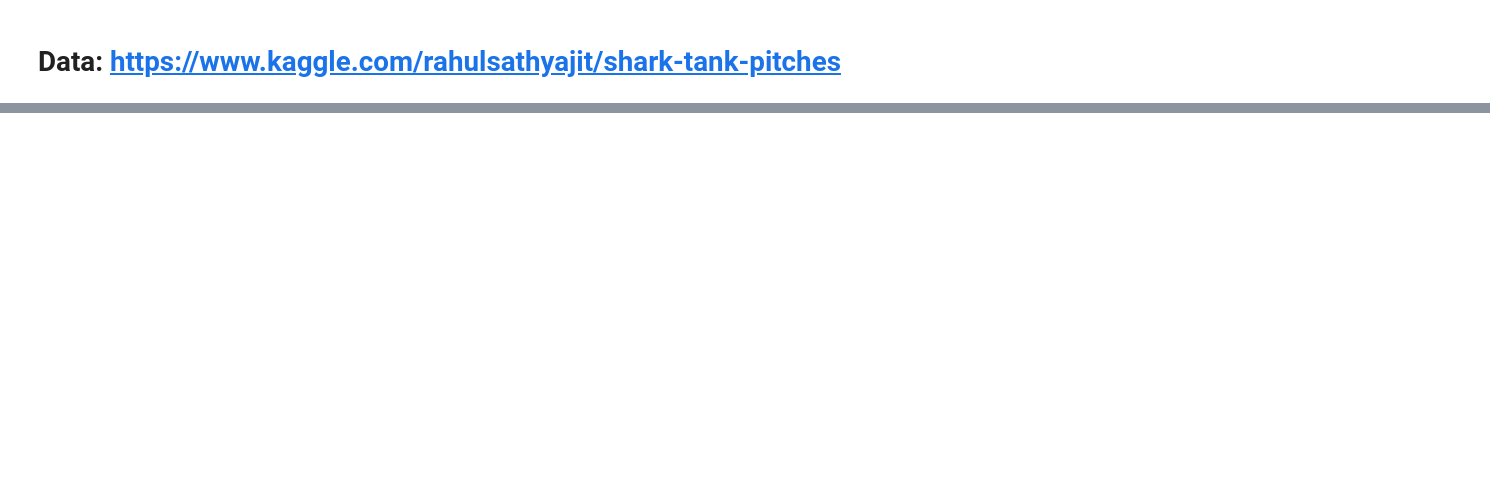
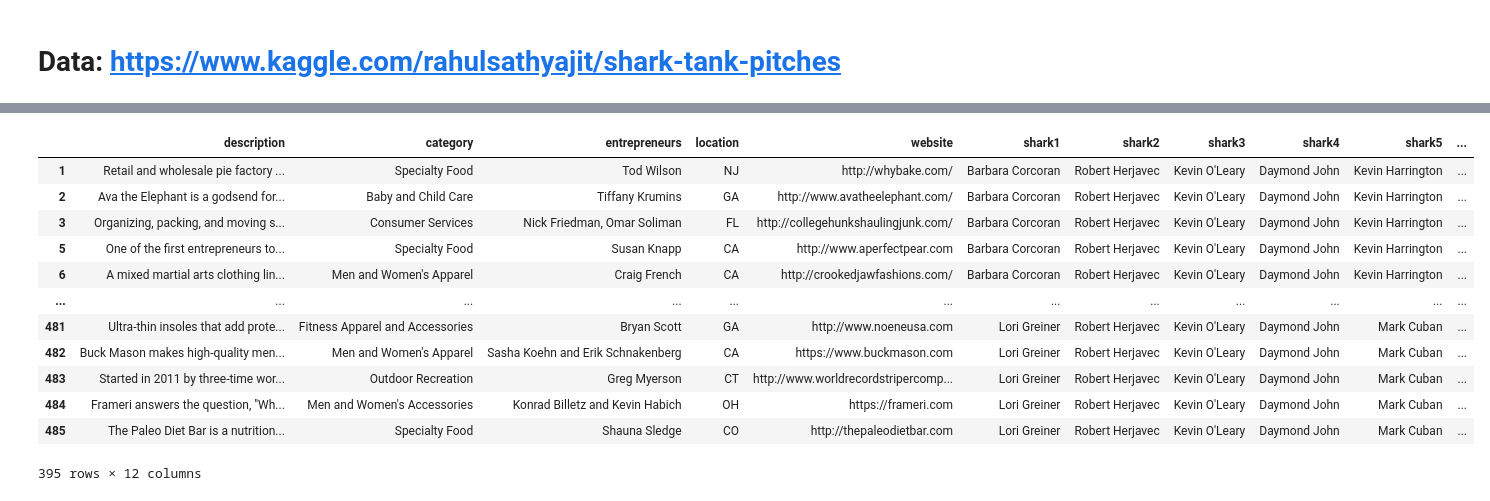
Before and after one commit to ArielJosephCohen/shark_tank, a Jupyter notebook: first_model.ipynb, the cells around one changed output, grey strips where cells are left out. Saved outputs shown, nothing was run; the diff lists cells and outputs as text; code cells hidden in the pictures; blank space fills up the shorter version.

```diff
--- a/first_model.ipynb
+++ b/first_model.ipynb
@@ -46,2 +110,20 @@ df.shape
 # %%
-df_filter = filter_outliers(df.select_dtypes(include=[int,float]),2)
+df_filter_num = filter_outliers(df.select_dtypes(include=[int,float]),2)
+# %%
+df_filter_cat = df[df.index.isin(df_filter_num.index)].select_dtypes(include='O')
+# %%
+df_filter_cat
+# %% [output]
+|  | description | category | entrepreneurs | location | website | shark1 | shark2 | shark3 | shark4 | shark5 | ... |
+| 1 | Retail and wholesale pie factory ... | Specialty Food | Tod Wilson | NJ | http://whybake.com/ | Barbara Corcoran | Robert Herjavec | Kevin O'Leary | Daymond John | Kevin Harrington | ... |
+| 2 | Ava the Elephant is a godsend for... | Baby and Child Care | Tiffany Krumins | GA | http://www.avatheelephant.com/ | Barbara Corcoran | Robert Herjavec | Kevin O'Leary | Daymond John | Kevin Harrington | ... |
+| 3 | Organizing, packing, and moving s... | Consumer Services | Nick Friedman, Omar Soliman | FL | http://collegehunkshaulingjunk.com/ | Barbara Corcoran | Robert Herjavec | Kevin O'Leary | Daymond John | Kevin Harrington | ... |
+| 5 | One of the first entrepreneurs to... | Specialty Food | Susan Knapp | CA | http://www.aperfectpear.com | Barbara Corcoran | Robert Herjavec | Kevin O'Leary | Daymond John | Kevin Harrington | ... |
+| 6 | A mixed martial arts clothing lin... | Men and Women's Apparel | Craig French | CA | http://crookedjawfashions.com/ | Barbara Corcoran | Robert Herjavec | Kevin O'Leary | Daymond John | Kevin Harrington | ... |
+| ... | ... | ... | ... | ... | ... | ... | ... | ... | ... | ... | ... |
+| 481 | Ultra-thin insoles that add prote... | Fitness Apparel and Accessories | Bryan Scott | GA | http://www.noeneusa.com | Lori Greiner | Robert Herjavec | Kevin O'Leary | Daymond John | Mark Cuban | ... |
+| 482 | Buck Mason makes high-quality men... | Men and Women's Apparel | Sasha Koehn and Erik Schnakenberg | CA | https://www.buckmason.com | Lori Greiner | Robert Herjavec | Kevin O'Leary | Daymond John | Mark Cuban | ... |
+| 483 | Started in 2011 by three-time wor... | Outdoor Recreation | Greg Myerson | CT | http://www.worldrecordstripercomp... | Lori Greiner | Robert Herjavec | Kevin O'Leary | Daymond John | Mark Cuban | ... |
+| 484 | Frameri answers the question, "Wh... | Men and Women's Accessories | Konrad Billetz and Kevin Habich | OH | https://frameri.com | Lori Greiner | Robert Herjavec | Kevin O'Leary | Daymond John | Mark Cuban | ... |
+| 485 | The Paleo Diet Bar is a nutrition... | Specialty Food | Shauna Sledge | CO | http://thepaleodietbar.com | Lori Greiner | Robert Herjavec | Kevin O'Leary | Daymond John | Mark Cuban | ... |
+395 rows × 12 columns
```
Also changed, not shown: parts of 18 cells of this notebook.
